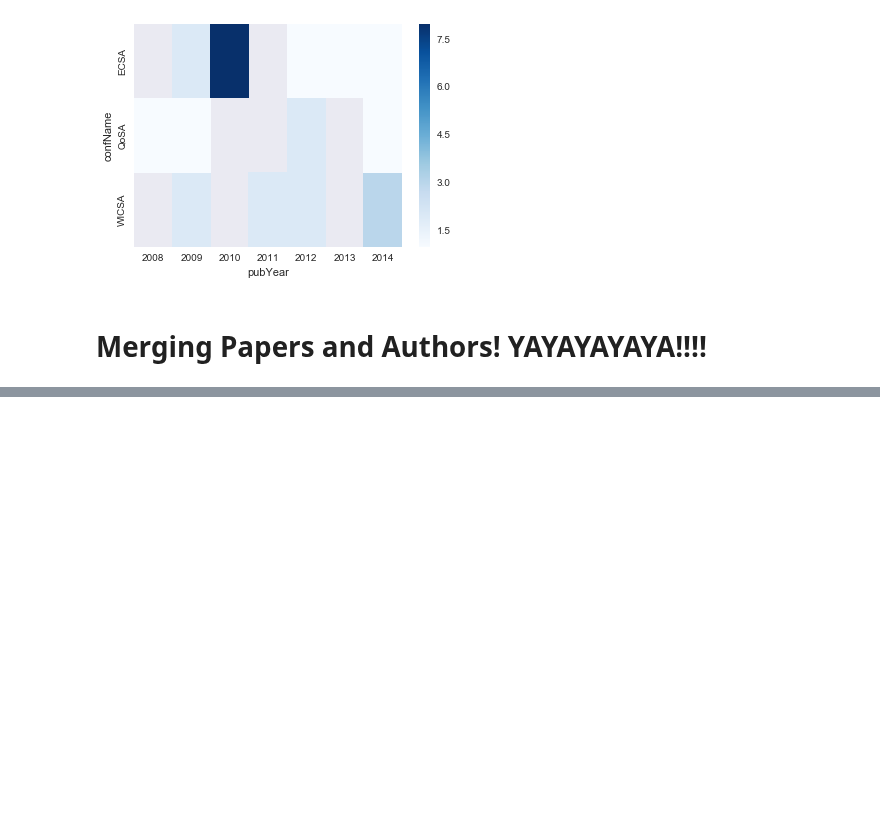
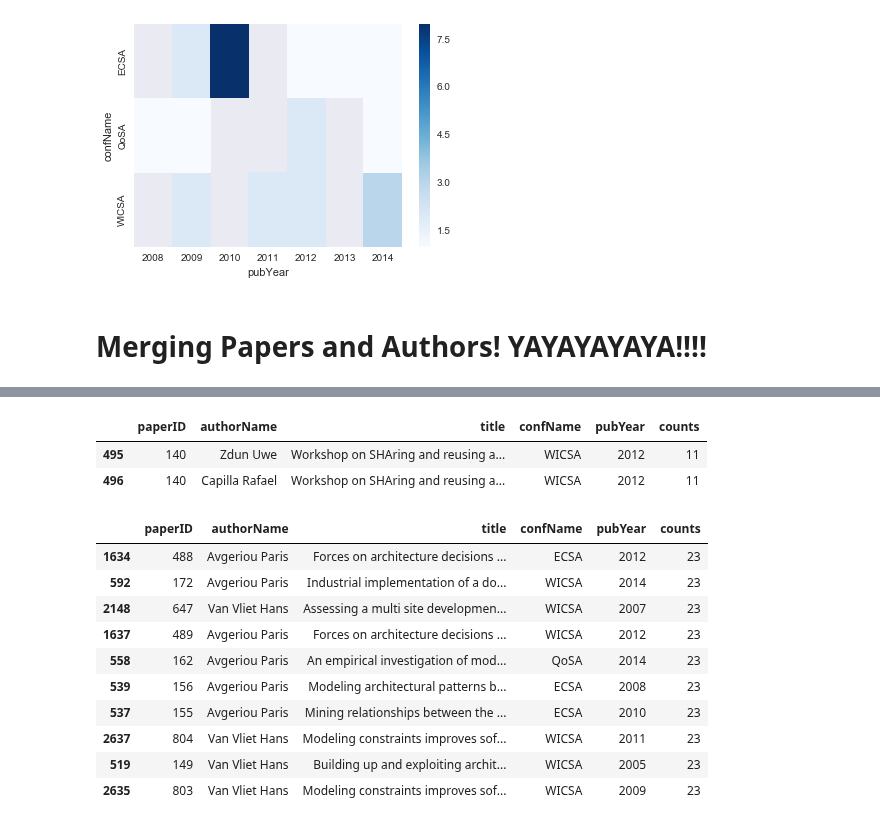
Before and after one commit to noveroa/DataBases, a Jupyter notebook: sqlStart/ExploringData_groupingandvisually.ipynb, the cells around one changed output, grey strips where cells are left out. Saved outputs shown, nothing was run; the diff lists cells and outputs as text; code cells hidden in the pictures; blank space fills up the shorter version.

```diff
--- a/sqlStart/ExploringData_groupingandvisually.ipynb
+++ b/sqlStart/ExploringData_groupingandvisually.ipynb
@@ -416,0 +416,20 @@ ap.merge(p, on =  'paperID')
+# %%
+new
+# %% [output]
+|  | paperID | authorName | title | confName | pubYear | counts |
+| 495 | 140 | Zdun Uwe | Workshop on SHAring and reusing a... | WICSA | 2012 | 11 |
+| 496 | 140 | Capilla Rafael | Workshop on SHAring and reusing a... | WICSA | 2012 | 11 |
+# %%
+ap.sort_values(by = 'counts', ascending = False).head(10)
+# %% [output]
+|  | paperID | authorName | title | confName | pubYear | counts |
+| 1634 | 488 | Avgeriou Paris | Forces on architecture decisions ... | ECSA | 2012 | 23 |
+| 592 | 172 | Avgeriou Paris | Industrial implementation of a do... | WICSA | 2014 | 23 |
+| 2148 | 647 | Van Vliet Hans | Assessing a multi site developmen... | WICSA | 2007 | 23 |
+| 1637 | 489 | Avgeriou Paris | Forces on architecture decisions ... | WICSA | 2012 | 23 |
+| 558 | 162 | Avgeriou Paris | An empirical investigation of mod... | QoSA | 2014 | 23 |
+| 539 | 156 | Avgeriou Paris | Modeling architectural patterns b... | ECSA | 2008 | 23 |
+| 537 | 155 | Avgeriou Paris | Mining relationships between the ... | ECSA | 2010 | 23 |
+| 2637 | 804 | Van Vliet Hans | Modeling constraints improves sof... | WICSA | 2011 | 23 |
+| 519 | 149 | Van Vliet Hans | Building up and exploiting archit... | WICSA | 2005 | 23 |
+| 2635 | 803 | Van Vliet Hans | Modeling constraints improves sof... | WICSA | 2009 | 23 |
```
Also changed, not shown: parts of 10 cells of this notebook, 4 other files.
